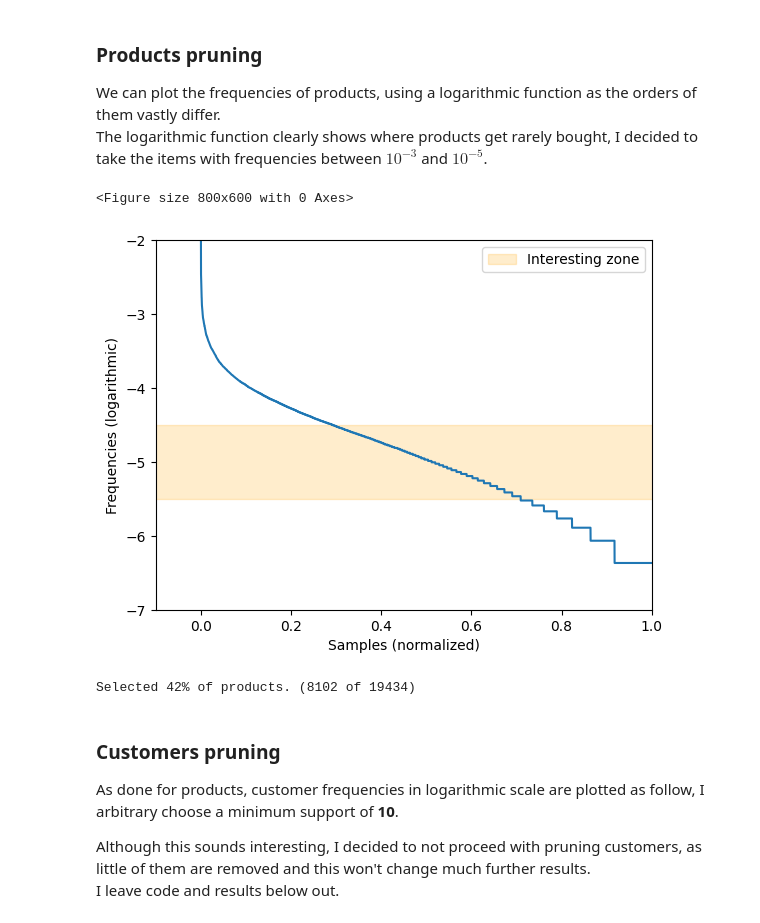
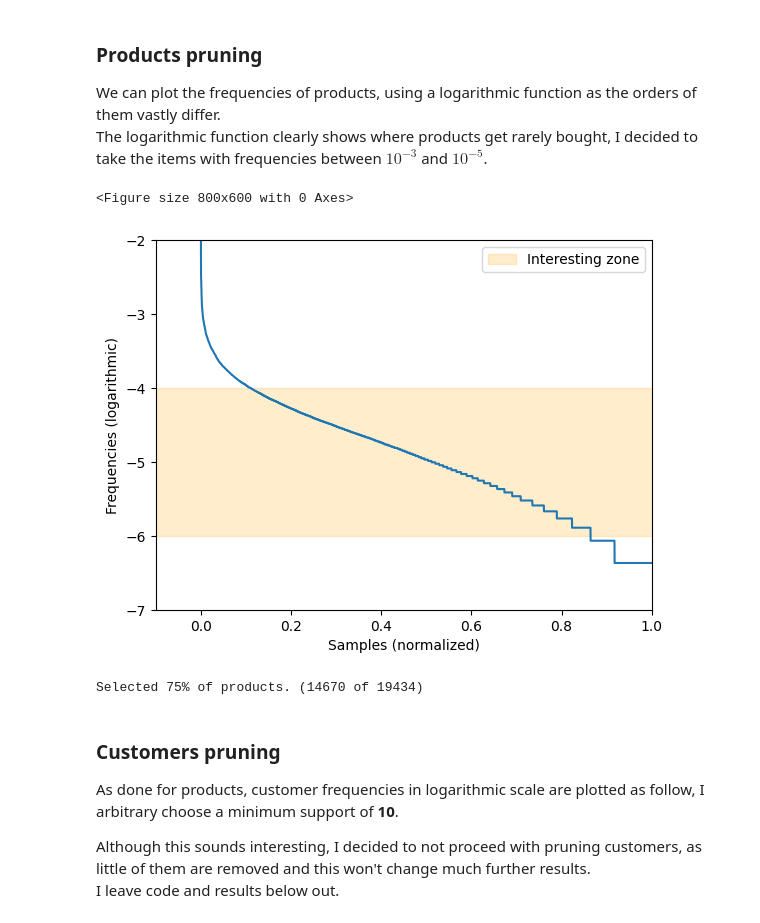
Before and after one commit to marcospampi/lab-data-mining, a Jupyter notebook: homework4/homework4.ipynb, the cells around one changed output. Cells and saved outputs as stored; diff of their text form; code cells hidden in the pictures.

```diff
--- a/homework4/homework4.ipynb
+++ b/homework4/homework4.ipynb
@@ -76,35 +76,35 @@ The logarithmic function clearly shows where products get rarely bought, I decid
 # %%
 freqs_ss = df['cod_prod'].value_counts(normalize=True)
 
-pir = (-4.5, -5.5)
+pir = (-4, -6)
 
 plt.figure(figsize=(8,6))
 
 fig, ax = plt.subplots()
 
 
 plt.plot( np.linspace(0,1,freqs_ss.size) ,np.log10(freqs_ss.values))
 
 rect = patches.Rectangle(
     (-1, pir[1]), np.abs(pir[0]),
     np.abs(pir[1]-pir[0]),
     color='orange', alpha=0.2, label="Interesting zone"
 )
 plt.ylabel("Frequencies (logarithmic)")
 plt.xlabel("Samples (normalized)")
 
 plt.xlim(-.1, 1)
 plt.ylim(-7, -2)
 ax.add_patch(rect)
 plt.legend()
 plt.show()
 
 products_ss = freqs_ss[(freqs_ss < 10**pir[0]) & (freqs_ss > 10**pir[1])]
 print(f"Selected {products_ss.size/df['cod_prod'].nunique():1.0%} of products. ({products_ss.size} of {df['cod_prod'].nunique()})")
 # %% [output]
 <Figure size 800x600 with 0 Axes>
-[figure, old version]
+[figure, new version]
-Selected 42% of products. (8102 of 19434)
+Selected 75% of products. (14670 of 19434)
 # %% [markdown]
 ### Customers pruning
 As done for products, customer frequencies in logarithmic scale are plotted as follow, I arbitrary choose a minimum support of **10**.
```
Also changed, not shown: parts of 17 cells of this notebook.
